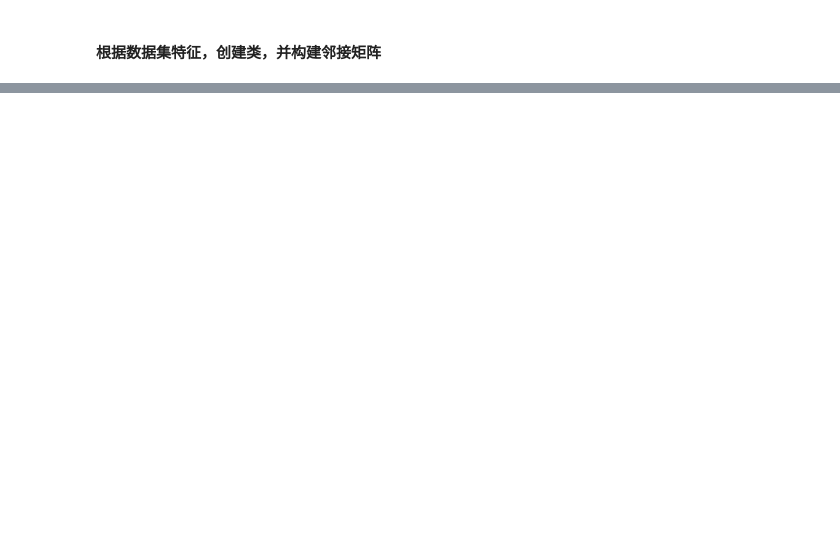
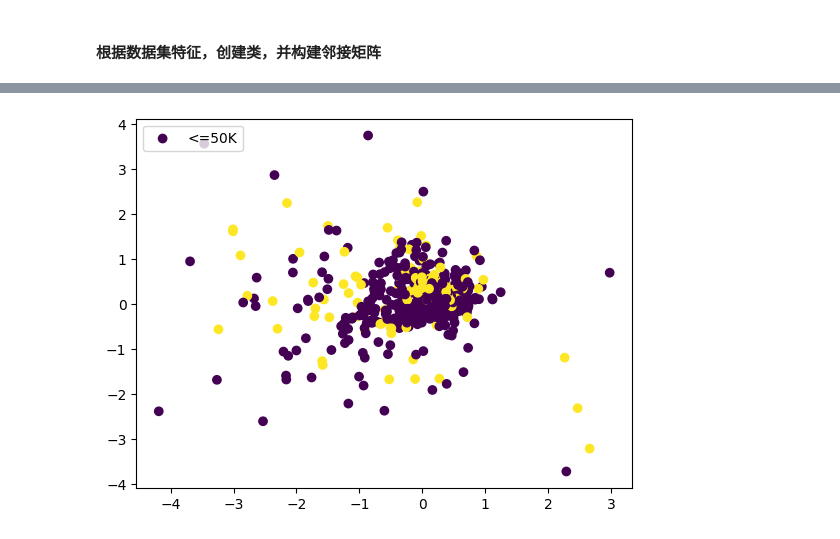
Before and after one commit to Sweet196/Network-Embedding-Algorithm, a Jupyter notebook: notebook/Adult.ipynb, the cells around one changed output, grey strips where cells are left out. Cells and saved outputs as stored; diff of their text form; code cells hidden in the pictures; blank space fills up the shorter version.

Commit message:
adult deepwalk test

```diff
--- a/notebook/Adult.ipynb
+++ b/notebook/Adult.ipynb
@@ -88,0 +119,9 @@ Successfully installed networkx-3.2.1
+# %%
+nodes = []
+index = 0
+from src.AdultNode import Node, Graph
+
+for df, y in zip(input_X, input_y):
+    node = Node(df, y, index)
+    nodes.append(node)
+    index += 1
@@ -88,0 +140,27 @@ Successfully installed networkx-3.2.1
+# %%
+graph = Graph(nodes, 5)
+adjacency_matrix = graph.get_adjacency_matrix()
+
+#根据邻接矩阵获取所有的二元组，如：[(0, 1), (0, 2), (1, 2)]
+edges = graph.get_edges()
+
+from src.deepwalk import deepwalk
+nx = graph.to_nx()
+# print(nx.nodes)
+embeddings = deepwalk(nx, walk_length = 600, num_walks= 1200, dim = 32)
+embeddings
+# %%
+# 随便取两个维度看看
+x = [embedding[0] for embedding in list(embeddings.values()) if(embedding is not None)]
+y = [embedding[1] for embedding in list(embeddings.values()) if(embedding is not None)]
+
+label = [node.label for node in nodes if(embeddings[str(node.index)] is not None)]
+
+# 创建散点图
+plt.scatter(x, y, c=label)
+plt.legend(['<=50K', '>50K'], loc='upper left')
+
+# 显示图形
+plt.show()
+# %% [output]
+[figure, added]
```
Also changed, not shown: parts of 10 cells of this notebook, 2 other files.
